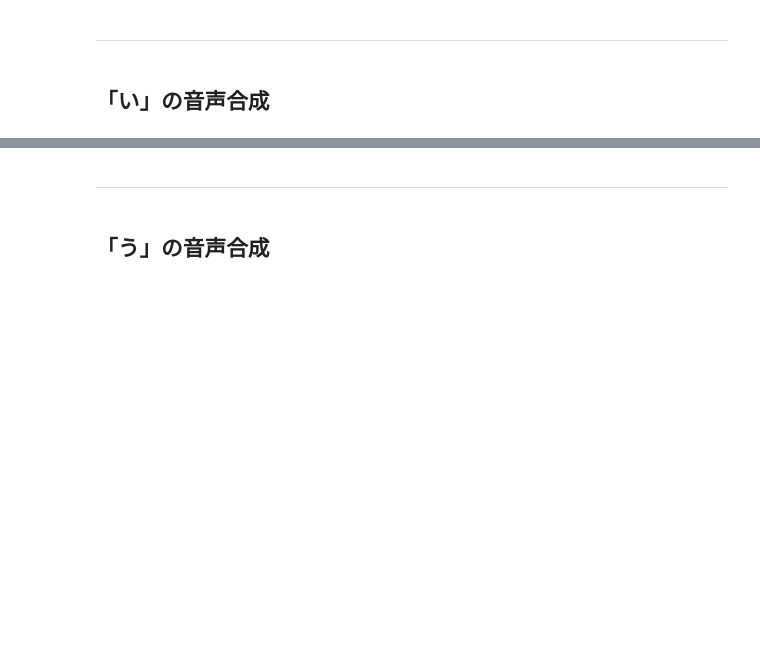
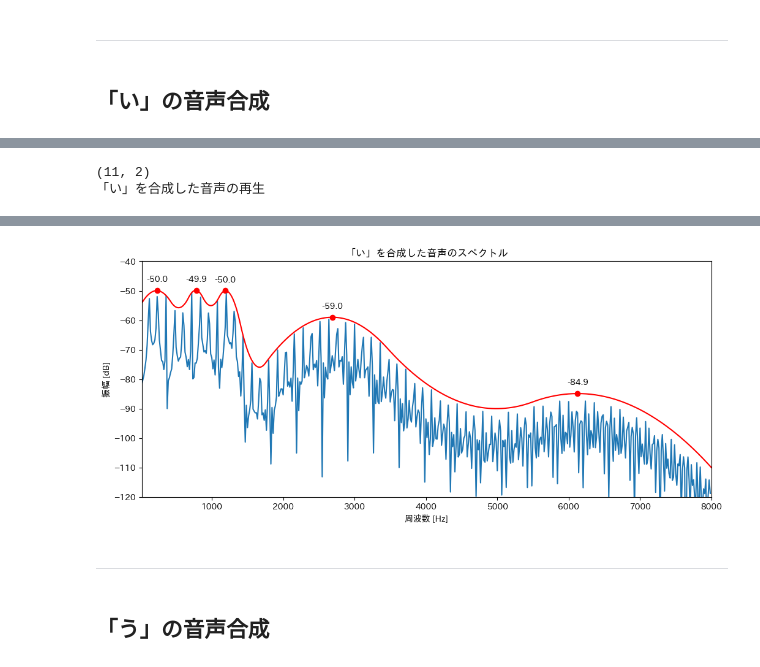
Before and after one commit to YosukeSugiura/wise-p_speech_synthesis, a Jupyter notebook: WISE_P_「機械で音声を合成しよう」.ipynb, the cells around one changed output, grey strips where cells are left out. Cells and saved outputs as stored; diff of their text form; code cells hidden in the pictures; blank space fills up the shorter version.

```diff
--- a/WISE_P_「機械で音声を合成しよう」.ipynb
+++ b/WISE_P_「機械で音声を合成しよう」.ipynb
@@ -387,0 +330,33 @@ TypeError: ignored
+# %%
+# @title 音声パラメータの調整
+
+#   1. 基本周波数を調整してください．(単位：Hz)
+
+f0 = 120
+
+#   2. 周波数とパワーの組み合わせを入力してください。
+#       例) 0Hzで-50dB、250Hzで-40dB、500Hzで-30dB, 8000Hzで-110dBだったとき、こう書こう！
+#
+#           fp = [ (0, -50), (250, -40), (500, -30), (8000, -110) ]
+#
+#           注意：0Hz と 8000Hz は、必ず入れよう。
+
+fp = [ (0,-55), (250,-50), (600,-55), (750,-50), (1000,-55),
+        (1200, -50), (1600, -75), (1900, -70), (5000, -90), (6000,-85), (8000,-110)]
+
+# 声導特性パラメータを算出
+h = calc_params(fp)
+
+# 音声スペクトル算出
+plot_Spectrum(f0, h, fs)
+plt.title('「い」を合成した音声のスペクトル')
+
+# 音声生成オブジェクト
+sound_i = sound_creator(h)
+
+# 音声の再生
+print('「い」を合成した音声の再生')
+IPython.display.Audio(sound_i.out(), rate=fs)
+# %% [output]
+(11, 2)
+「い」を合成した音声の再生
@@ -388,3 +364,4 @@ TypeError: ignored
+[figure, added]
 # %%
 # @title 「い」の合成音声をwavファイルに保存
 # @markdown ### ファイル名を入力して実行:
```
Also changed, not shown: parts of 15 cells of this notebook.
